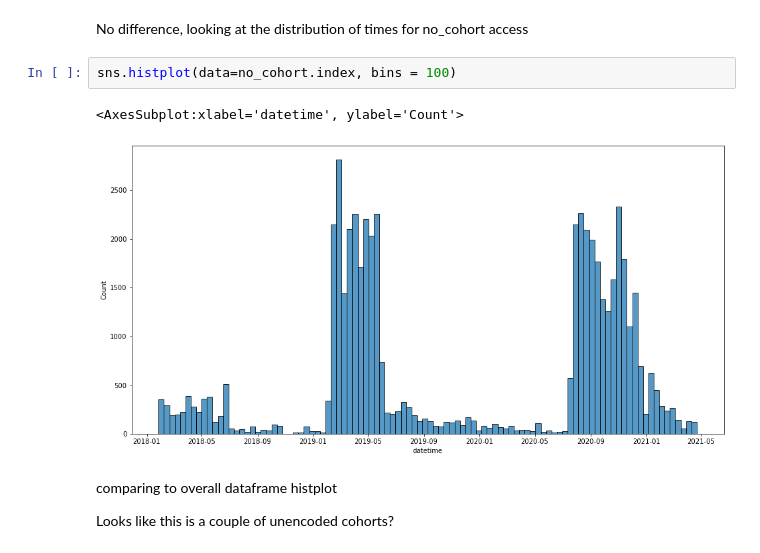
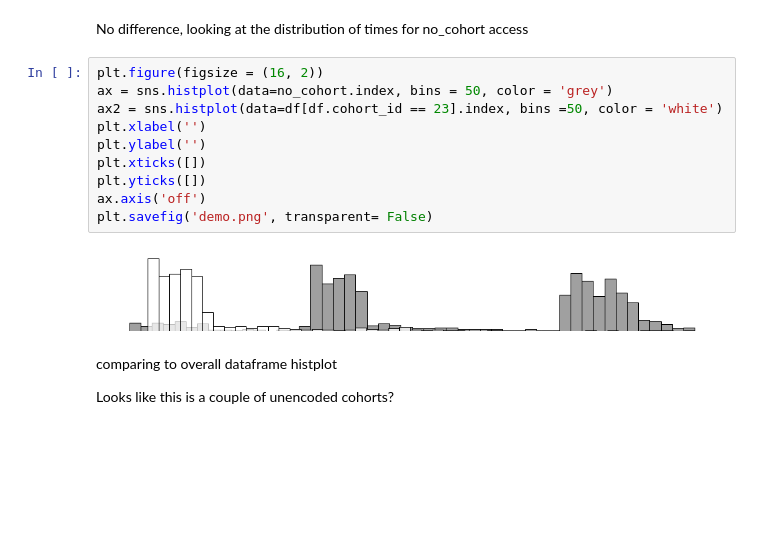
Before and after one commit to AACKV/anomaly_detection_project, a Jupyter notebook: andrew_working_notebook.ipynb, the cells around one changed output. Cells and saved outputs as stored; diff of their text form; blank space fills up the shorter version.

```diff
--- a/andrew_working_notebook.ipynb
+++ b/andrew_working_notebook.ipynb
@@ -136,10 +136,17 @@ df.index.min(), df.index.max()
 # %% [markdown]
 No difference, looking at the distribution of times for no_cohort access
 # %%
-sns.histplot(data=no_cohort.index, bins = 100)
+plt.figure(figsize = (16, 2))
+ax = sns.histplot(data=no_cohort.index, bins = 50, color = 'grey')
+ax2 = sns.histplot(data=df[df.cohort_id == 23].index, bins =50, color = 'white')
+plt.xlabel('')
+plt.ylabel('')
+plt.xticks([])
+plt.yticks([])
+ax.axis('off')
+plt.savefig('demo.png', transparent= False)
 # %% [output]
-<AxesSubplot:xlabel='datetime', ylabel='Count'>
-[figure, old version]
+[figure, new version]
 # %% [markdown]
 comparing to overall dataframe histplot
 
```
Also changed, not shown: parts of 63 cells of this notebook.
